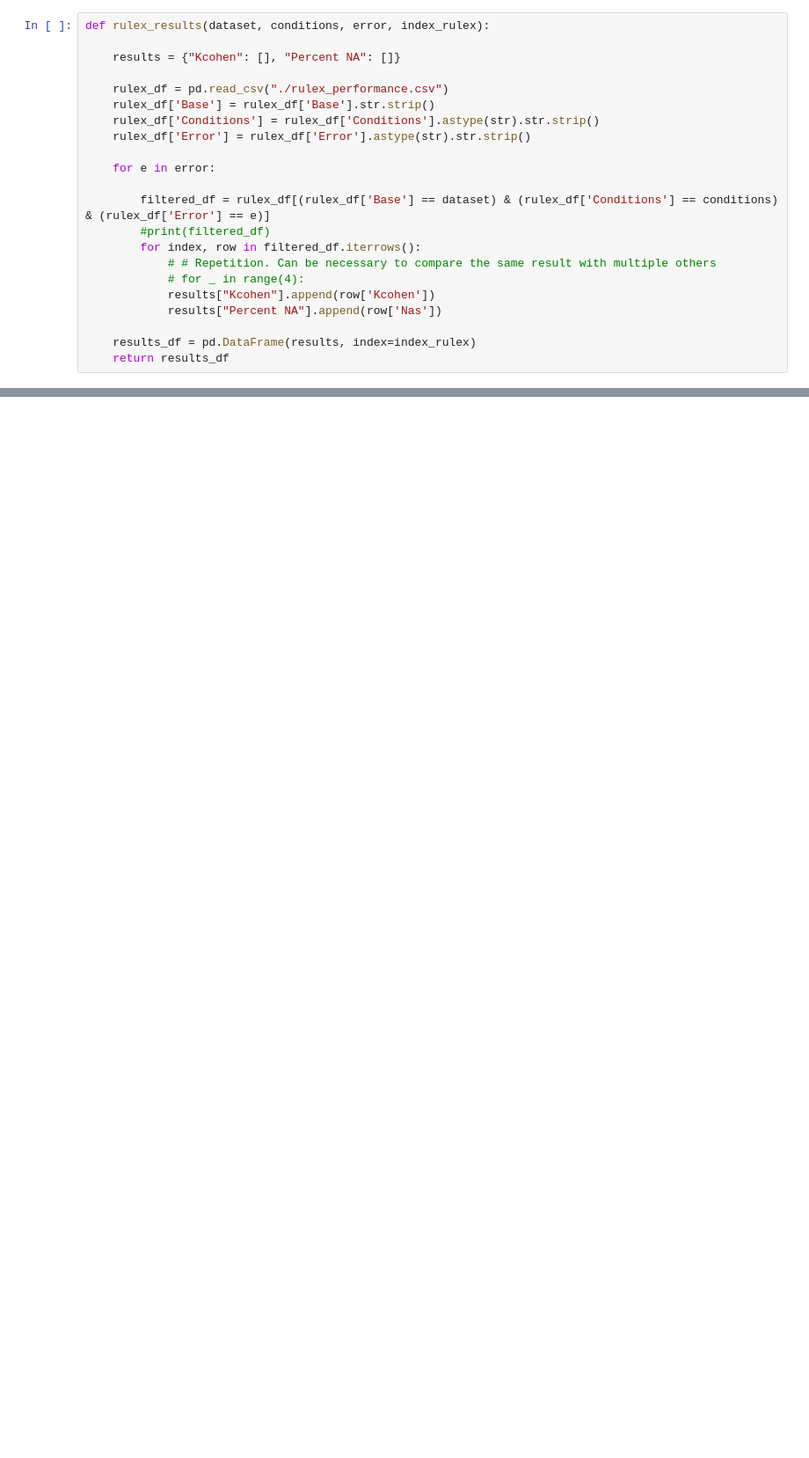
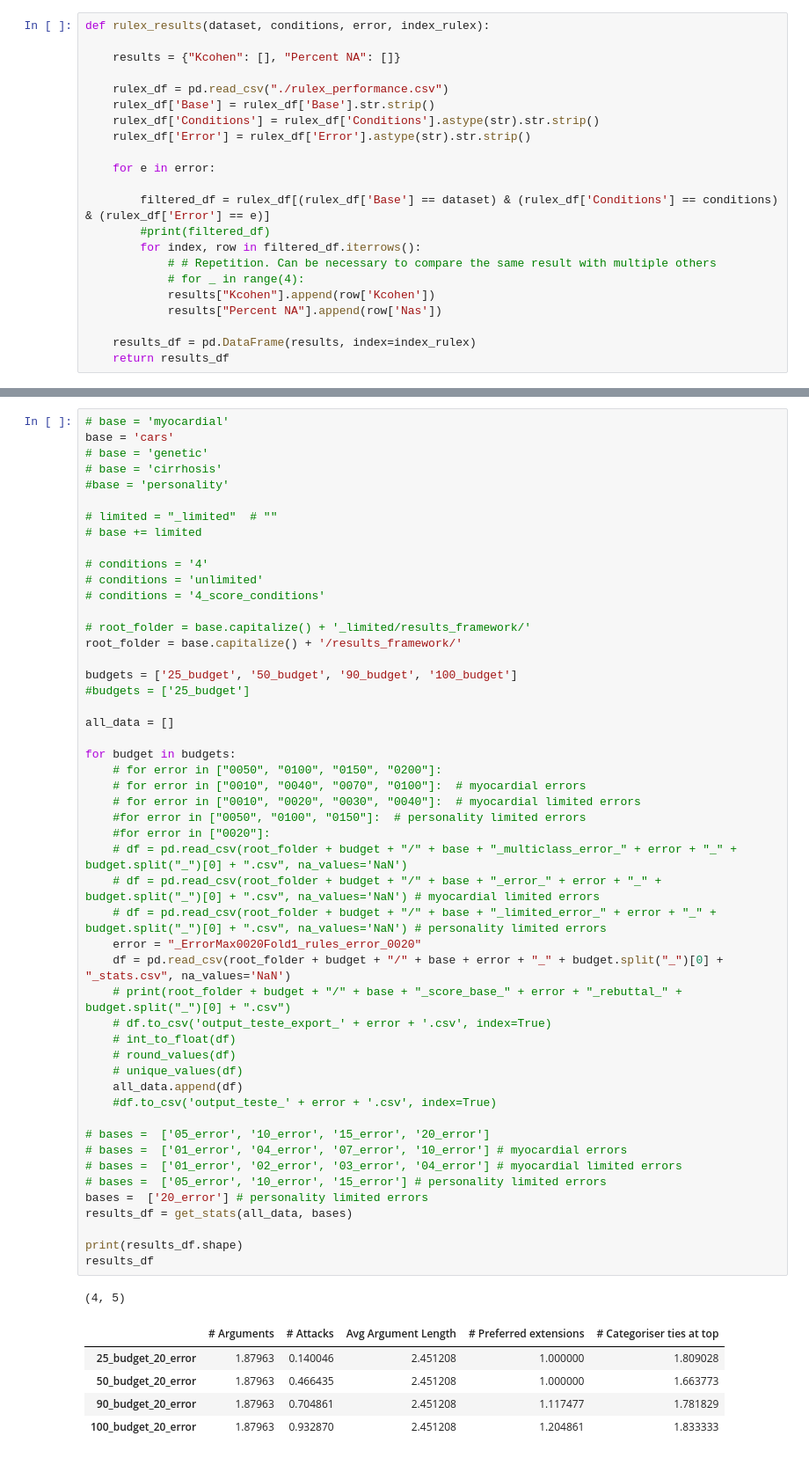
Before and after one commit to LucasRizzo/rulex_multiclass, a Jupyter notebook: results.ipynb, the cells around one changed output, grey strips where cells are left out. Shown: that part at 88% size. Saved outputs shown, nothing was run; the diff lists cells and outputs as text; blank space fills up the shorter version.

```diff
--- a/results.ipynb
+++ b/results.ipynb
@@ -280,3 +370,60 @@ results_df
+# %%
+# base = 'myocardial'
+base = 'cars'
+# base = 'genetic'
+# base = 'cirrhosis'
+#base = 'personality'
+
+# limited = "_limited"  # ""
+# base += limited
+
+# conditions = '4'
+# conditions = 'unlimited'
+# conditions = '4_score_conditions'
+
+# root_folder = base.capitalize() + '_limited/results_framework/'
+root_folder = base.capitalize() + '/results_framework/'
+
+budgets = ['25_budget', '50_budget', '90_budget', '100_budget']
+#budgets = ['25_budget']
+
+all_data = []
+
+for budget in budgets:
+    # for error in ["0050", "0100", "0150", "0200"]:
+    # for error in ["0010", "0040", "0070", "0100"]:  # myocardial errors
+    # for error in ["0010", "0020", "0030", "0040"]:  # myocardial limited errors
+    #for error in ["0050", "0100", "0150"]:  # personality limited errors
+    #for error in ["0020"]:
+    # df = pd.read_csv(root_folder + budget + "/" + base + "_multiclass_error_" + error + "_" + budget.split("_")[0] + ".csv", na_values='NaN')
+    # df = pd.read_csv(root_folder + budget + "/" + base + "_error_" + error + "_" + budget.split("_")[0] + ".csv", na_values='NaN') # myocardial limited errors
+    # df = pd.read_csv(root_folder + budget + "/" + base + "_limited_error_" + error + "_" + budget.split("_")[0] + ".csv", na_values='NaN') # personality limited errors
+    error = "_ErrorMax0020Fold1_rules_error_0020"
+    df = pd.read_csv(root_folder + budget + "/" + base + error + "_" + budget.split("_")[0] + "_stats.csv", na_values='NaN')
+    # print(root_folder + budget + "/" + base + "_score_base_" + error + "_rebuttal_" + budget.split("_")[0] + ".csv")
+    # df.to_csv('output_teste_export_' + error + '.csv', index=True)
+    # int_to_float(df)
+    # round_values(df)
+    # unique_values(df)
+    all_data.append(df)
+    #df.to_csv('output_teste_' + error + '.csv', index=True)
+
+# bases =  ['05_error', '10_error', '15_error', '20_error']
+# bases =  ['01_error', '04_error', '07_error', '10_error'] # myocardial errors
+# bases =  ['01_error', '02_error', '03_error', '04_error'] # myocardial limited errors
+# bases =  ['05_error', '10_error', '15_error'] # personality limited errors
+bases =  ['20_error'] # personality limited errors
+results_df = get_stats(all_data, bases)
+
+print(results_df.shape)
+results_df
+# %% [output]
+(4, 5)
+|  | # Arguments | # Attacks | Avg Argument Length | # Preferred extensions | # Categoriser ties at top |
+| 25_budget_20_error | 1.87963 | 0.140046 | 2.451208 | 1.000000 | 1.809028 |
+| 50_budget_20_error | 1.87963 | 0.466435 | 2.451208 | 1.000000 | 1.663773 |
+| 90_budget_20_error | 1.87963 | 0.704861 | 2.451208 | 1.117477 | 1.781829 |
+| 100_budget_20_error | 1.87963 | 0.932870 | 2.451208 | 1.204861 | 1.833333 |
 # %%
 df = results_df
 
```
Also changed, not shown: parts of 6 cells of this notebook, 2 other files.
